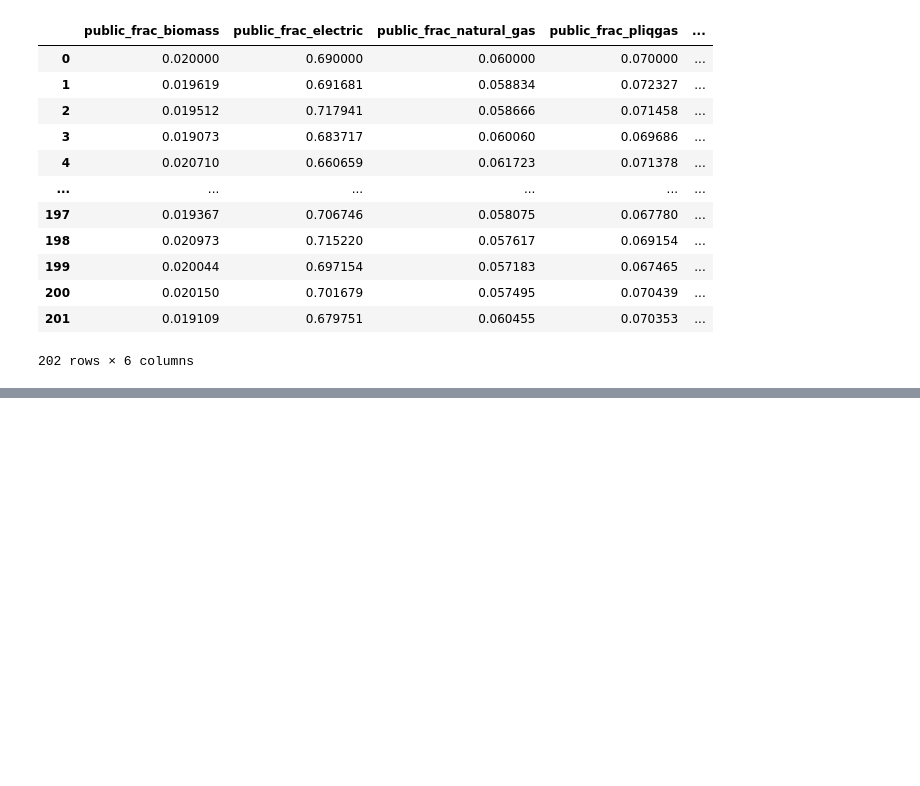
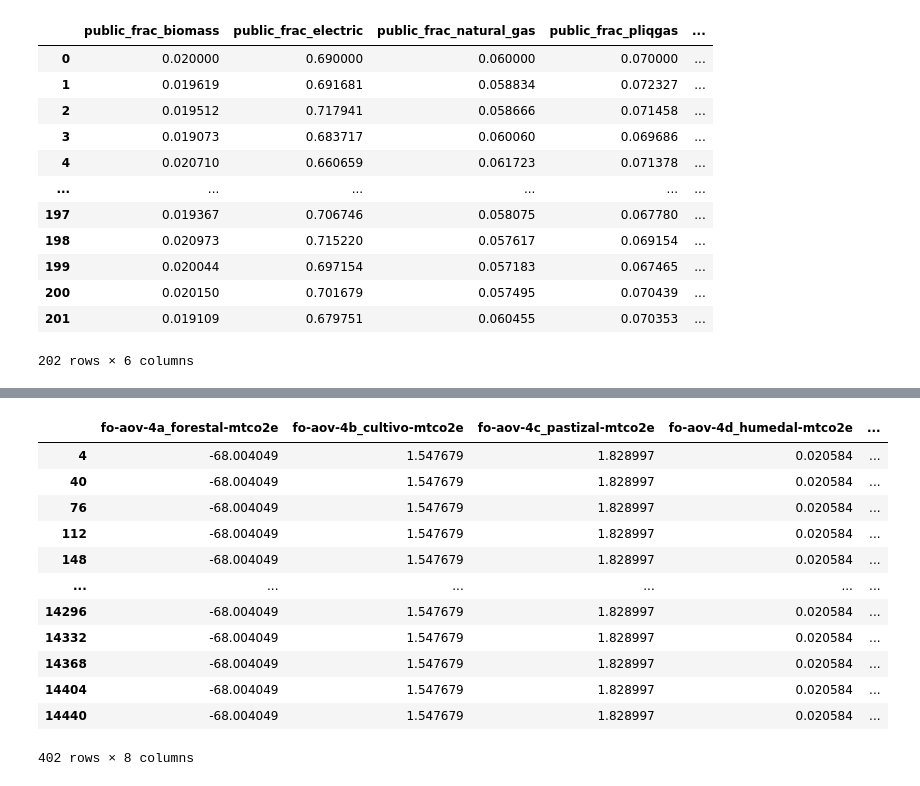
Before and after one commit to emolinaperez/MultiSector_LTS_Chile, a Jupyter notebook: python/integrate_pmr.ipynb, the cells around one changed output, grey strips where cells are left out. Cells and saved outputs as stored; diff of their text form; code cells hidden in the pictures; blank space fills up the shorter version.

```diff
--- a/python/integrate_pmr.ipynb
+++ b/python/integrate_pmr.ipynb
@@ -993,0 +1311,25 @@ df_prim[[x for x in df_prim.columns if "_frac_" in x]]
+# %%
+df_out_an_for = pd.read_csv(sr.fp_csv_output_multi_sector_analytica.replace(".csv", "_forestonly.csv"))
+df_out_an = pd.read_csv(sr.fp_csv_output_multi_sector_analytica)
+fields_overwrite = [x for x in df_out_an_for if "fo-" in x]
+fields_ord_an = list(df_out_an.columns)
+df_out_an = df_out_an[[x for x in fields_ord_an if x not in fields_overwrite]]
+fields_merge = list(set(df_out_an.columns) & set(df_out_an_for.columns))
+df_out_an = pd.merge(df_out_an, df_out_an_for, how = "inner", on = fields_merge).sort_values(by = ["master_id", "year"]).reset_index(drop = True)
+df_out_an = df_out_an[fields_ord_an]
+# %%
+df_out_an[df_out_an["year"] == 2019][[x for x in df_out_an.columns if "fo-" in x]]
+# %% [output]
+|  | fo-aov-4a_forestal-mtco2e | fo-aov-4b_cultivo-mtco2e | fo-aov-4c_pastizal-mtco2e | fo-aov-4d_humedal-mtco2e | ... |
+| 4 | -68.004049 | 1.547679 | 1.828997 | 0.020584 | ... |
+| 40 | -68.004049 | 1.547679 | 1.828997 | 0.020584 | ... |
+| 76 | -68.004049 | 1.547679 | 1.828997 | 0.020584 | ... |
+| 112 | -68.004049 | 1.547679 | 1.828997 | 0.020584 | ... |
+| 148 | -68.004049 | 1.547679 | 1.828997 | 0.020584 | ... |
+| ... | ... | ... | ... | ... | ... |
+| 14296 | -68.004049 | 1.547679 | 1.828997 | 0.020584 | ... |
+| 14332 | -68.004049 | 1.547679 | 1.828997 | 0.020584 | ... |
+| 14368 | -68.004049 | 1.547679 | 1.828997 | 0.020584 | ... |
+| 14404 | -68.004049 | 1.547679 | 1.828997 | 0.020584 | ... |
+| 14440 | -68.004049 | 1.547679 | 1.828997 | 0.020584 | ... |
+402 rows × 8 columns
```
Also changed, not shown: parts of 34 cells of this notebook, 54 other files.
